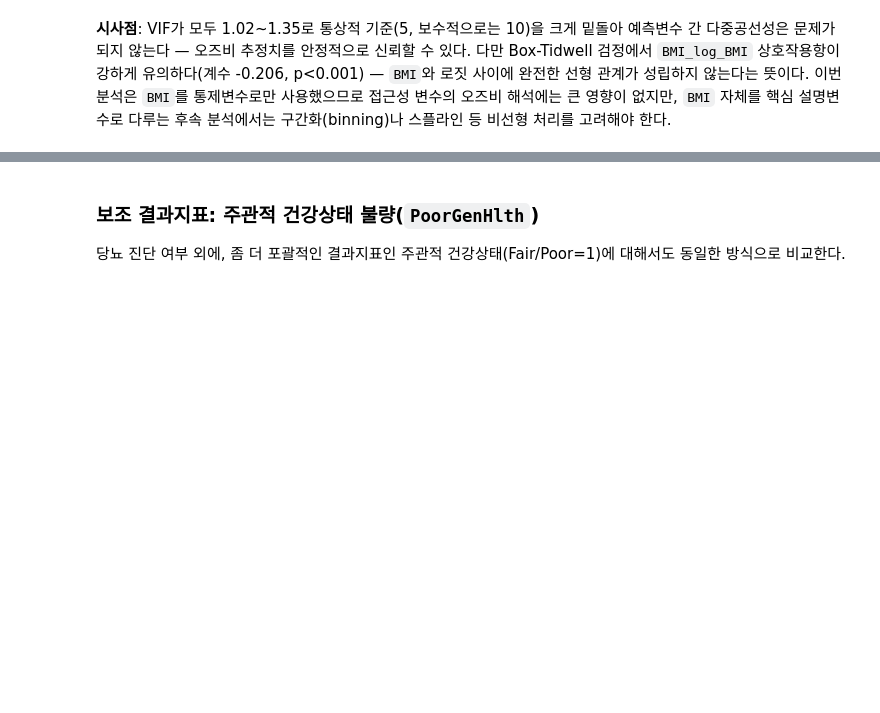
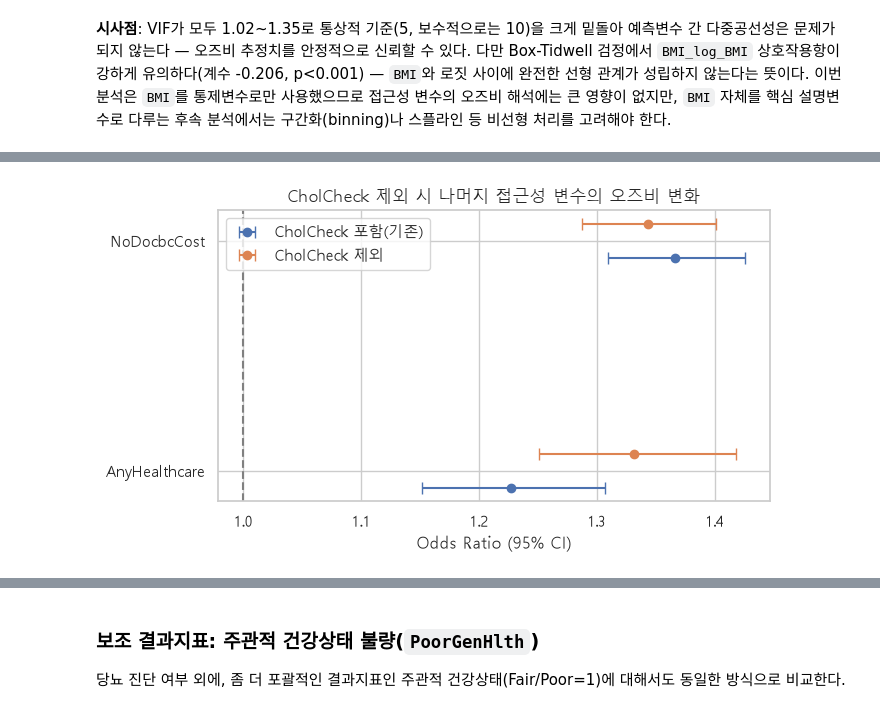
Before and after one commit to DaeHo238/1st_Project, a Jupyter notebook: notebooks/healthcare_access_analysis.ipynb, the cells around one changed output, grey strips where cells are left out. Saved outputs shown, nothing was run; the diff lists cells and outputs as text; code cells hidden in the pictures; blank space fills up the shorter version.

```diff
--- a/notebooks/healthcare_access_analysis.ipynb
+++ b/notebooks/healthcare_access_analysis.ipynb
@@ -336,0 +429,11 @@ bt_model.summary2().tables[1].loc[["BMI", "BMI_log_BMI"]]
+# %%
+adj_model_nocc, adj_or_nocc = fit_logit_or(
+    "Diabetes_binary ~ AnyHealthcare + NoDocbcCost + Income + Education + Age + Sex + BMI",
+    df_eda, "CholCheck 제외"
+)
+
+sensitivity = pd.concat([
+    adj_or.loc[["AnyHealthcare", "NoDocbcCost"]].assign(model="CholCheck 포함(기존)"),
+    adj_or_nocc.loc[["AnyHealthcare", "NoDocbcCost"]]
+])[["odds_ratio", "ci_low", "ci_high", "p_value", "model"]].round(4)
+sensitivity
@@ -336,0 +446,20 @@ bt_model.summary2().tables[1].loc[["BMI", "BMI_log_BMI"]]
+# %%
+fig, ax = plt.subplots(figsize=(7, 4))
+compare_vars = ["AnyHealthcare", "NoDocbcCost"]
+scenario_colors = {"CholCheck 포함(기존)": "#4C72B0", "CholCheck 제외": "#DD8452"}
+for i, scenario in enumerate(["CholCheck 포함(기존)", "CholCheck 제외"]):
+    sub = sensitivity[sensitivity["model"] == scenario].loc[compare_vars]
+    y = np.arange(len(compare_vars)) + (i * 0.15)
+    ax.errorbar(sub["odds_ratio"], y,
+                xerr=[sub["odds_ratio"] - sub["ci_low"], sub["ci_high"] - sub["odds_ratio"]],
+                fmt="o", label=scenario, capsize=4, color=scenario_colors[scenario])
+ax.axvline(1, color="gray", linestyle="--")
+ax.set_yticks(np.arange(len(compare_vars)) + 0.075)
+ax.set_yticklabels(compare_vars)
+ax.set_xlabel("Odds Ratio (95% CI)")
+ax.set_title("CholCheck 제외 시 나머지 접근성 변수의 오즈비 변화")
+ax.legend()
+plt.tight_layout()
+plt.show()
+# %% [output]
+[figure, added]
```
Also changed, not shown: parts of 28 cells of this notebook, 2 other files.
